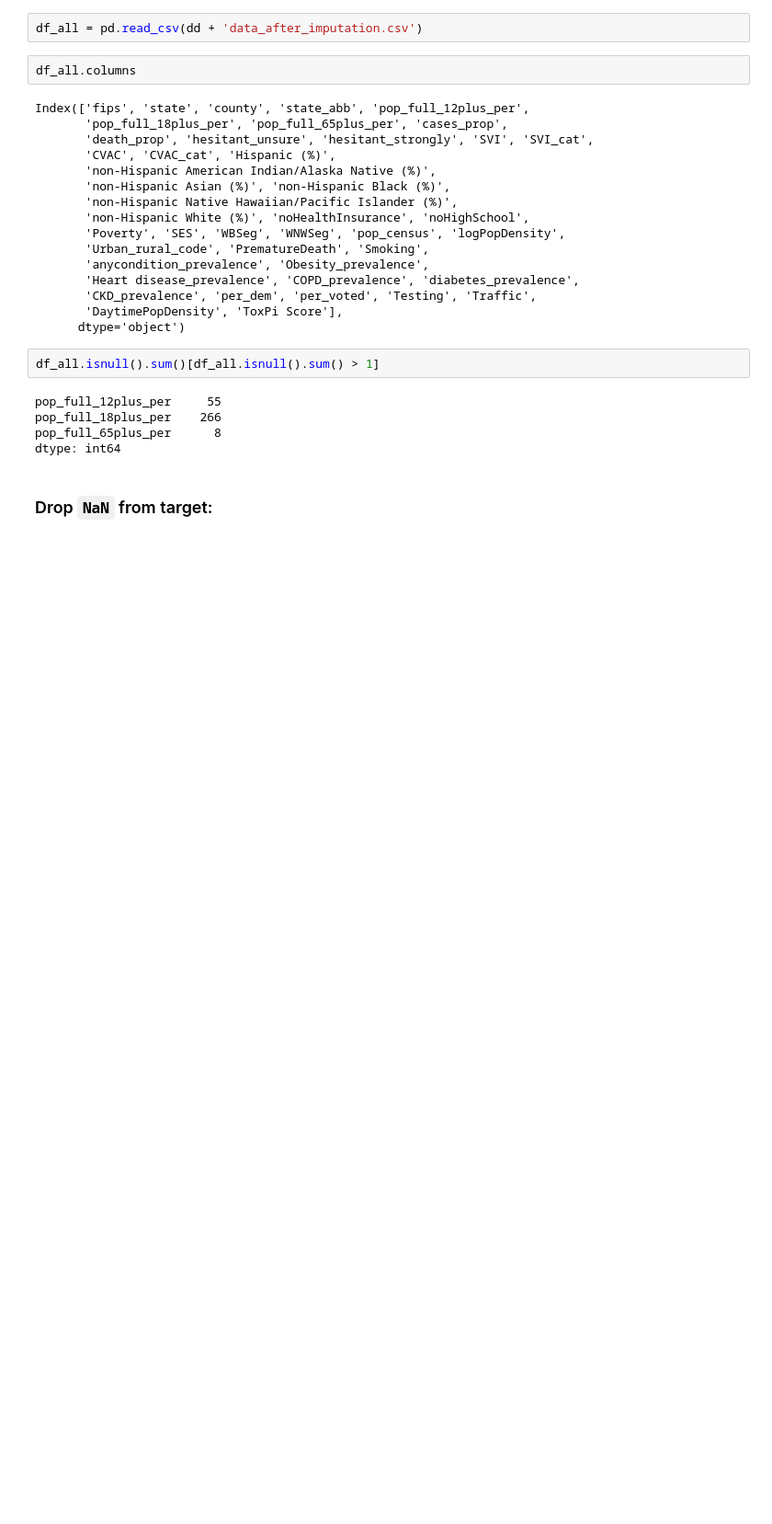
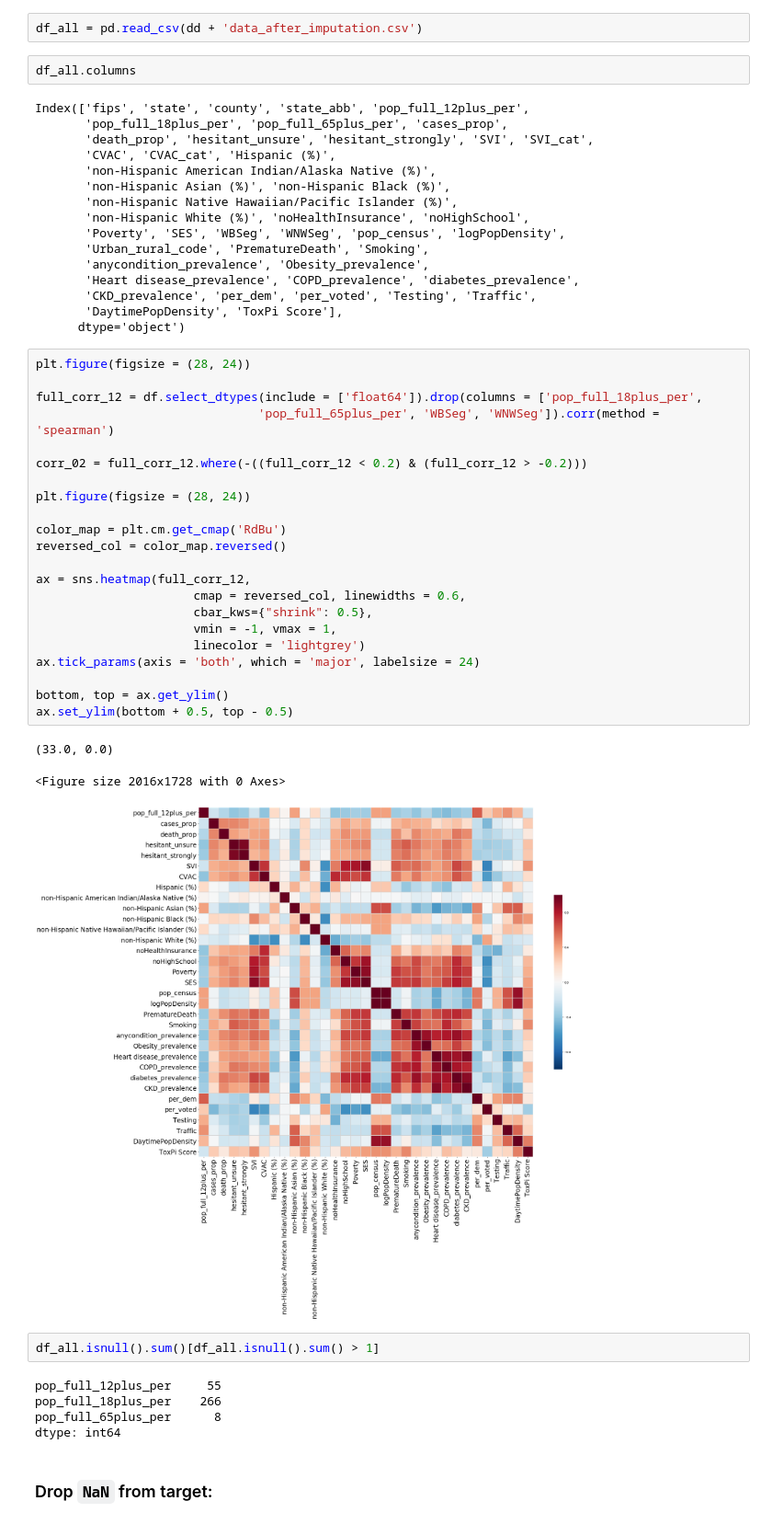
Before and after one commit to ralidimitrova/DS4A_team27, a Jupyter notebook: prediction_modelling/prediction_modelling.ipynb, the cells around one changed output. Shown at 92% size. Saved outputs shown, nothing was run; the diff lists cells and outputs as text; blank space fills up the shorter version.

```diff
--- a/prediction_modelling/prediction_modelling.ipynb
+++ b/prediction_modelling/prediction_modelling.ipynb
@@ -51,6 +51,32 @@ Index(['fips', 'state', 'county', 'state_abb', 'pop_full_12plus_per',
        'CKD_prevalence', 'per_dem', 'per_voted', 'Testing', 'Traffic',
        'DaytimePopDensity', 'ToxPi Score'],
       dtype='object')
+# %%
+plt.figure(figsize = (28, 24))
+
+full_corr_12 = df.select_dtypes(include = ['float64']).drop(columns = ['pop_full_18plus_per',
+                               'pop_full_65plus_per', 'WBSeg', 'WNWSeg']).corr(method = 'spearman')
+
+corr_02 = full_corr_12.where(-((full_corr_12 < 0.2) & (full_corr_12 > -0.2)))
+
+plt.figure(figsize = (28, 24))
+
+color_map = plt.cm.get_cmap('RdBu')
+reversed_col = color_map.reversed()
+
+ax = sns.heatmap(full_corr_12,
+                      cmap = reversed_col, linewidths = 0.6,
+                      cbar_kws={"shrink": 0.5},
+                      vmin = -1, vmax = 1,
+                      linecolor = 'lightgrey')
+ax.tick_params(axis = 'both', which = 'major', labelsize = 24)
+
+bottom, top = ax.get_ylim()
+ax.set_ylim(bottom + 0.5, top - 0.5)
+# %% [output]
+(33.0, 0.0)
+<Figure size 2016x1728 with 0 Axes>
+[figure, added]
 # %%
 df_all.isnull().sum()[df_all.isnull().sum() > 1]
 # %% [output]
```
